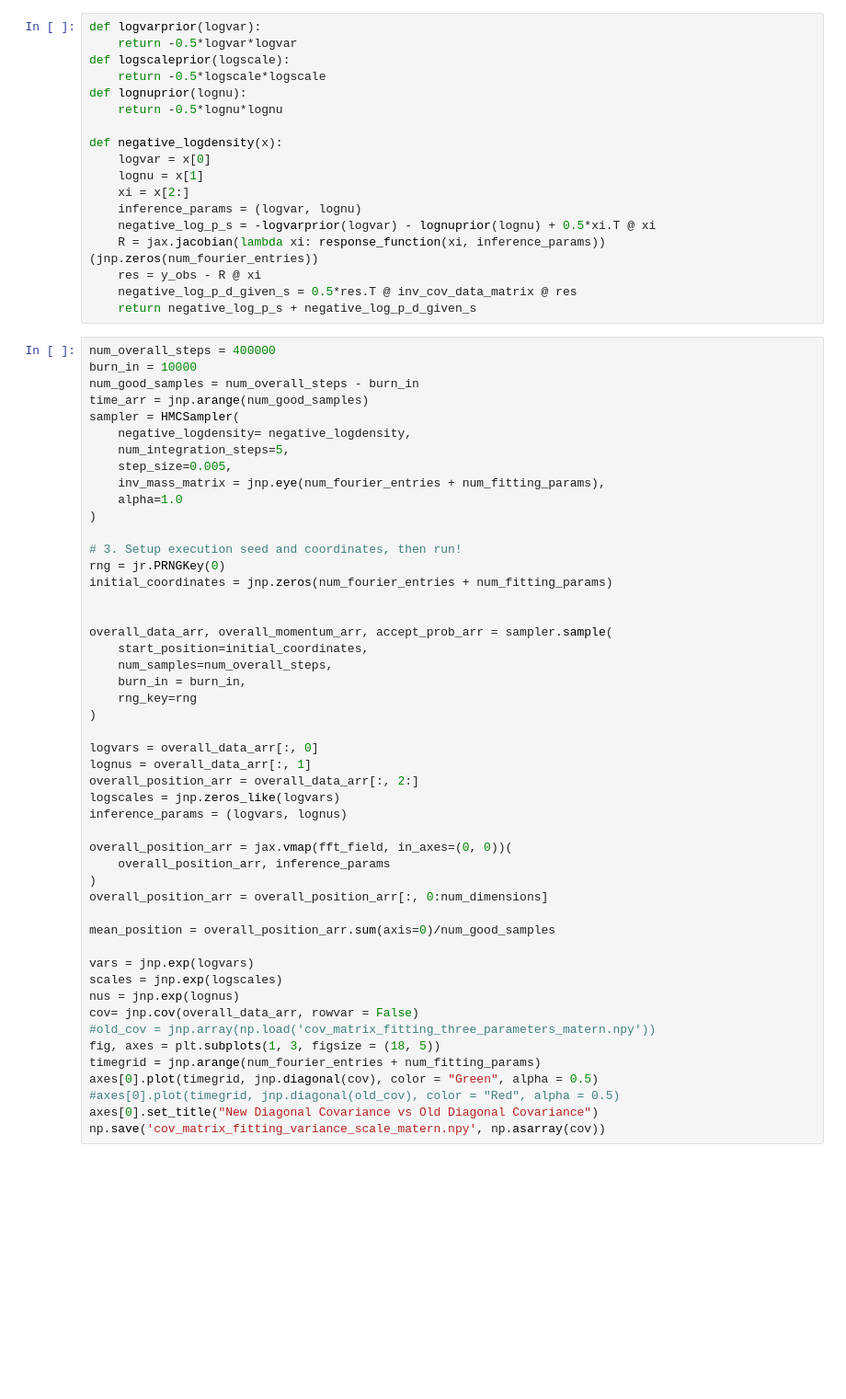
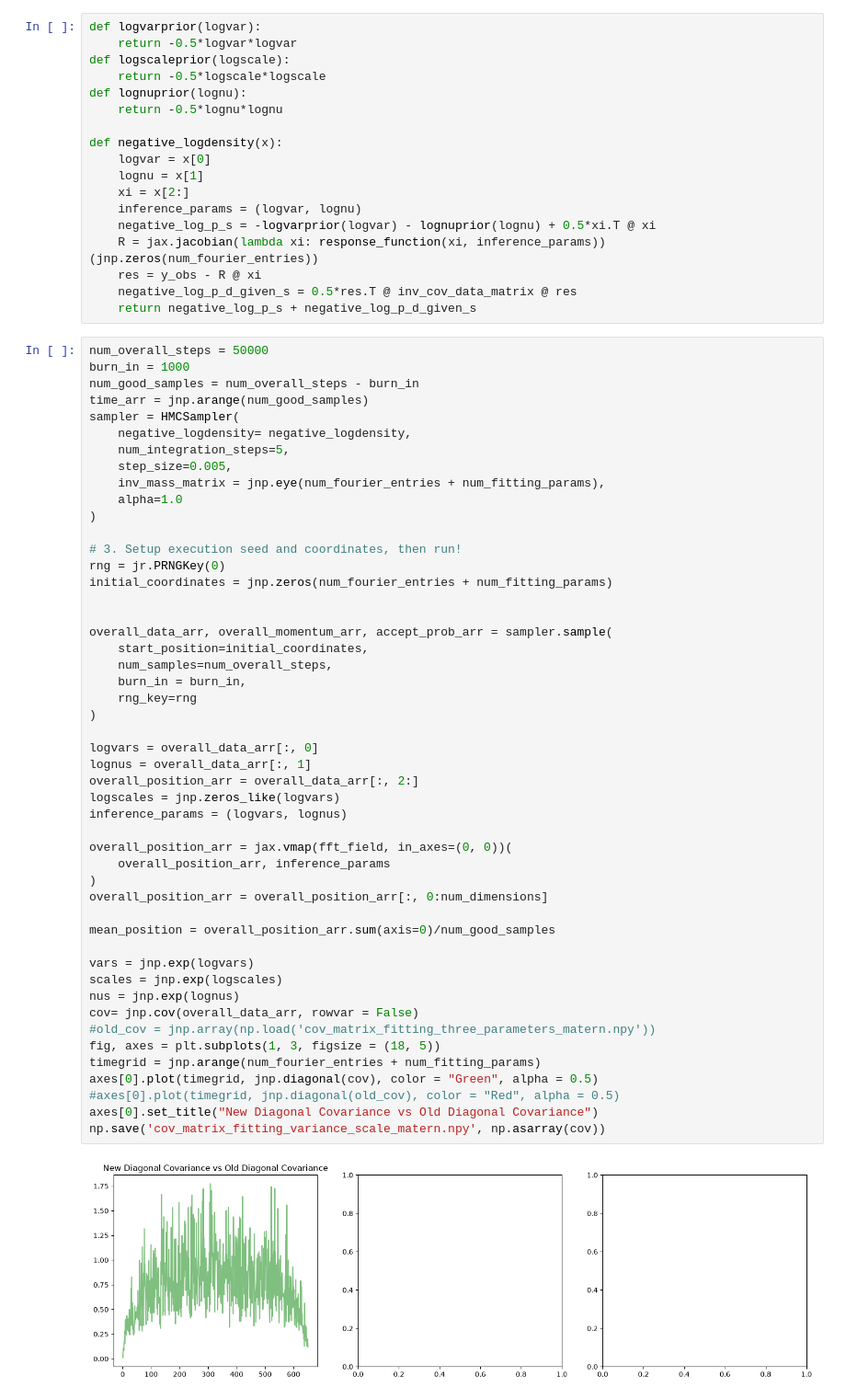
Before and after one commit to dtfrake/hmc-dust, a Jupyter notebook: fitting_variance_nu.ipynb, the cells around one changed output. Shown at 92% size. Drawn from its saved outputs; the diff is of its cells as text; blank space fills up the shorter version.

```diff
--- a/fitting_variance_nu.ipynb
+++ b/fitting_variance_nu.ipynb
@@ -158,8 +158,8 @@ def negative_logdensity(x):
     negative_log_p_d_given_s = 0.5*res.T @ inv_cov_data_matrix @ res
     return negative_log_p_s + negative_log_p_d_given_s
 # %%
-num_overall_steps = 400000
-burn_in = 10000
+num_overall_steps = 50000
+burn_in = 1000
 num_good_samples = num_overall_steps - burn_in
 time_arr = jnp.arange(num_good_samples)
 sampler = HMCSampler(
@@ -179,33 +179,35 @@ overall_data_arr, overall_momentum_arr, accept_prob_arr = sampler.sample(
     start_position=initial_coordinates,
     num_samples=num_overall_steps,
     burn_in = burn_in,
     rng_key=rng
 )
 
 logvars = overall_data_arr[:, 0]
 lognus = overall_data_arr[:, 1]
 overall_position_arr = overall_data_arr[:, 2:]
 logscales = jnp.zeros_like(logvars)
 inference_params = (logvars, lognus)
 
 overall_position_arr = jax.vmap(fft_field, in_axes=(0, 0))(
     overall_position_arr, inference_params
 )
 overall_position_arr = overall_position_arr[:, 0:num_dimensions]
 
 mean_position = overall_position_arr.sum(axis=0)/num_good_samples
 
 vars = jnp.exp(logvars)
 scales = jnp.exp(logscales)
 nus = jnp.exp(lognus)
 cov= jnp.cov(overall_data_arr, rowvar = False)
 #old_cov = jnp.array(np.load('cov_matrix_fitting_three_parameters_matern.npy'))
 fig, axes = plt.subplots(1, 3, figsize = (18, 5))
 timegrid = jnp.arange(num_fourier_entries + num_fitting_params)
 axes[0].plot(timegrid, jnp.diagonal(cov), color = "Green", alpha = 0.5)
 #axes[0].plot(timegrid, jnp.diagonal(old_cov), color = "Red", alpha = 0.5)
 axes[0].set_title("New Diagonal Covariance vs Old Diagonal Covariance")
 np.save('cov_matrix_fitting_variance_scale_matern.npy', np.asarray(cov))
+# %% [output]
+[figure, added]
 # %%
 fig, axes = plt.subplots(4, 3, figsize = (18, 20))
 for i in range (0, 10):
```
Also changed, not shown: parts of 1 cell of this notebook, 5 other files.
